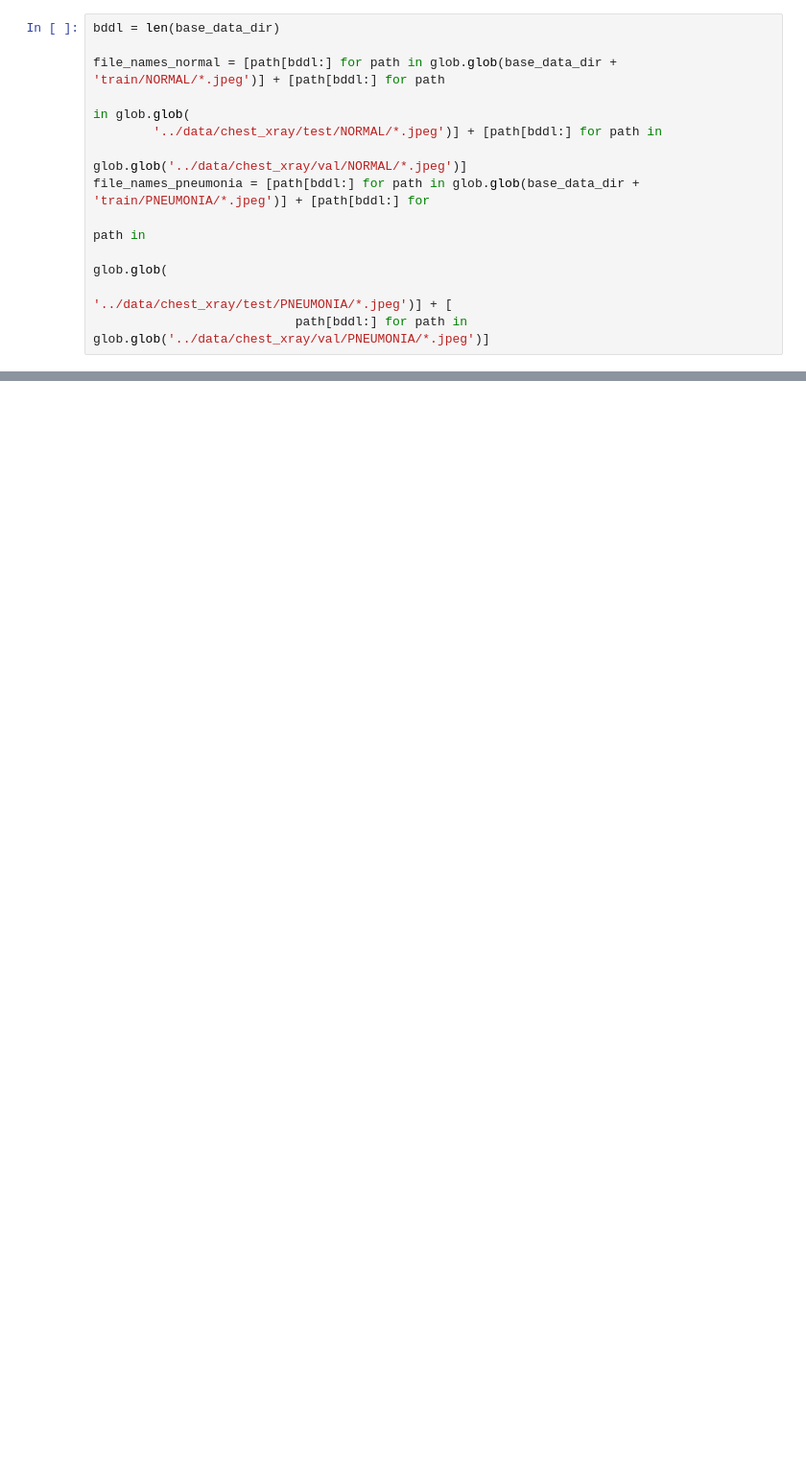
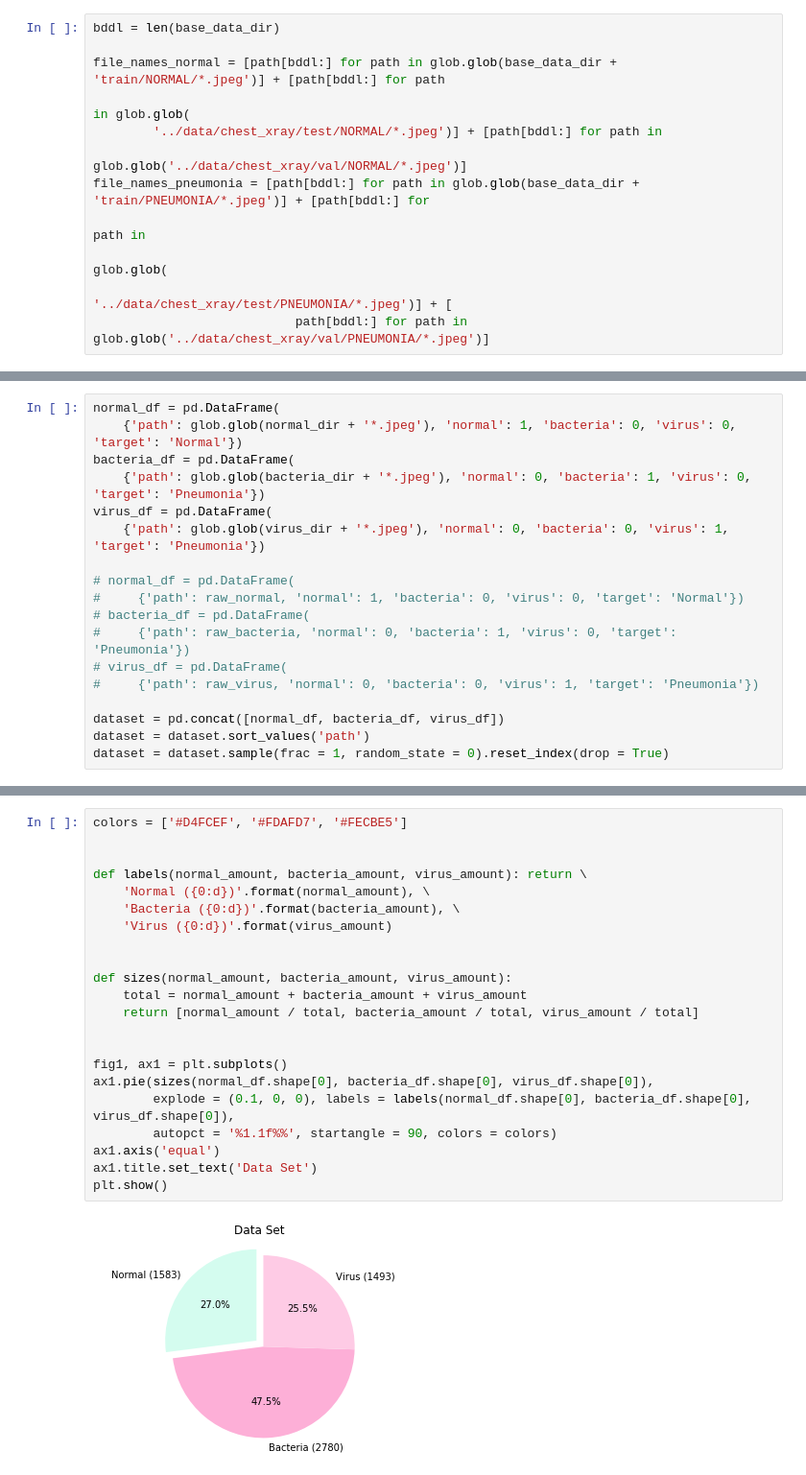
Before and after one commit to Zhuvikin/ML-pneumonia, a Jupyter notebook: pneumonia.ipynb, the cells around one changed output, grey strips where cells are left out. Shown at 96% size. Drawn from its saved outputs; the diff is of its cells as text; blank space fills up the shorter version.

```diff
--- a/pneumonia.ipynb
+++ b/pneumonia.ipynb
@@ -229,0 +190,18 @@ print(detections)
+# %%
+normal_df = pd.DataFrame(
+    {'path': glob.glob(normal_dir + '*.jpeg'), 'normal': 1, 'bacteria': 0, 'virus': 0, 'target': 'Normal'})
+bacteria_df = pd.DataFrame(
+    {'path': glob.glob(bacteria_dir + '*.jpeg'), 'normal': 0, 'bacteria': 1, 'virus': 0, 'target': 'Pneumonia'})
+virus_df = pd.DataFrame(
+    {'path': glob.glob(virus_dir + '*.jpeg'), 'normal': 0, 'bacteria': 0, 'virus': 1, 'target': 'Pneumonia'})
+
+# normal_df = pd.DataFrame(
+#     {'path': raw_normal, 'normal': 1, 'bacteria': 0, 'virus': 0, 'target': 'Normal'})
+# bacteria_df = pd.DataFrame(
+#     {'path': raw_bacteria, 'normal': 0, 'bacteria': 1, 'virus': 0, 'target': 'Pneumonia'})
+# virus_df = pd.DataFrame(
+#     {'path': raw_virus, 'normal': 0, 'bacteria': 0, 'virus': 1, 'target': 'Pneumonia'})
+
+dataset = pd.concat([normal_df, bacteria_df, virus_df])
+dataset = dataset.sort_values('path')
+dataset = dataset.sample(frac = 1, random_state = 0).reset_index(drop = True)
@@ -229,0 +223,24 @@ print(detections)
+# %%
+colors = ['#D4FCEF', '#FDAFD7', '#FECBE5']
+
+
+def labels(normal_amount, bacteria_amount, virus_amount): return \
+    'Normal ({0:d})'.format(normal_amount), \
+    'Bacteria ({0:d})'.format(bacteria_amount), \
+    'Virus ({0:d})'.format(virus_amount)
+
+
+def sizes(normal_amount, bacteria_amount, virus_amount):
+    total = normal_amount + bacteria_amount + virus_amount
+    return [normal_amount / total, bacteria_amount / total, virus_amount / total]
+
+
+fig1, ax1 = plt.subplots()
+ax1.pie(sizes(normal_df.shape[0], bacteria_df.shape[0], virus_df.shape[0]),
+        explode = (0.1, 0, 0), labels = labels(normal_df.shape[0], bacteria_df.shape[0], virus_df.shape[0]),
+        autopct = '%1.1f%%', startangle = 90, colors = colors)
+ax1.axis('equal')
+ax1.title.set_text('Data Set')
+plt.show()
+# %% [output]
+[figure, added]
```
Also changed, not shown: parts of 28 cells of this notebook, 3 other files.
